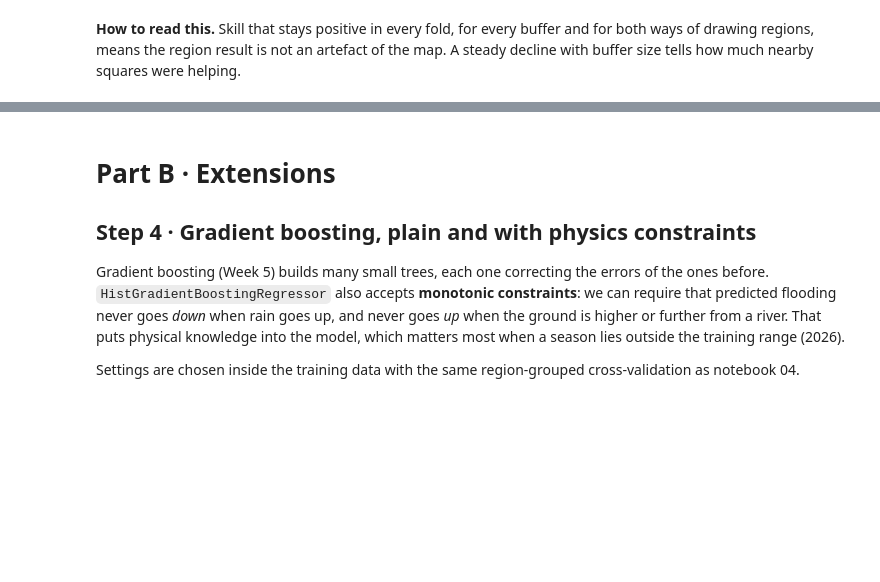
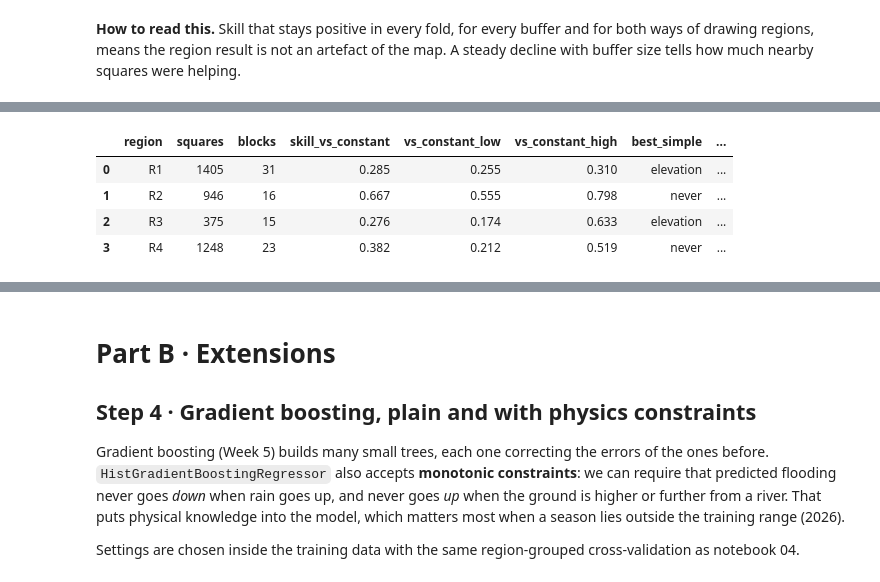
Before and after one commit to ThanawichBupphaves/thailand-flood-ml, a Jupyter notebook: notebooks/05_stress_tests_and_extensions.ipynb, the cells around one changed output, grey strips where cells are left out. Saved outputs shown, nothing was run; the diff lists cells and outputs as text; code cells hidden in the pictures; blank space fills up the shorter version.

```diff
--- a/notebooks/05_stress_tests_and_extensions.ipynb
+++ b/notebooks/05_stress_tests_and_extensions.ipynb
@@ -237,0 +254,38 @@ k-means regions, 10 km buffer done (21 s)
+# %%
+from sklearn.linear_model import LinearRegression
+
+def boot_skill(g, model, ref, n_boot=1000, block=10, seed=RANDOM_STATE):
+    """95% interval of skill = 1 - MSE(model) / MSE(ref), resampling 50 km blocks of squares."""
+    rng = np.random.default_rng(seed)
+    blk = (g.row // block).astype(str) + "_" + (g.col // block).astype(str)
+    sm = ((g[model] - g.obs) ** 2).groupby(blk).sum().values
+    sr = ((g[ref] - g.obs) ** 2).groupby(blk).sum().values
+    idx = rng.integers(0, len(sm), size=(n_boot, len(sm)))
+    return np.percentile(1 - sm[idx].sum(1) / sr[idx].sum(1), [2.5, 97.5]), len(sm)
+
+SIMPLE = ["never", "constant", "elevation"]
+rows9 = []
+for r in REGIONS:
+    tr, te = region_fold(r)
+    g = te[["cell_id", "row", "col"]].copy()
+    g["obs"] = te[LABEL].values
+    g["never"] = 0.0
+    g["constant"] = tr[LABEL].mean()
+    g["elevation"] = np.clip(LinearRegression().fit(tr[["elev_mean"]], tr[LABEL]).predict(te[["elev_mean"]]), 0, 1)
+    g["forest"] = np.clip(make("forest", chosen("B region", r, "forest")).fit(tr[FEATURES], tr[LABEL]).predict(te[FEATURES]), 0, 1)
+    best = min(SIMPLE, key=lambda m: rmse(g.obs, g[m]))                 # best simple guess, picked on the test region
+    (c_lo, c_hi), n_blocks = boot_skill(g, "forest", "constant")
+    (b_lo, b_hi), _ = boot_skill(g, "forest", best)
+    rows9.append(dict(region=r, squares=g.cell_id.nunique(), blocks=n_blocks,
+                      skill_vs_constant=skill(g.obs, g.forest, g.constant), vs_constant_low=c_lo, vs_constant_high=c_hi,
+                      best_simple=best, skill_vs_best_simple=skill(g.obs, g.forest, g[best]), vs_best_low=b_lo, vs_best_high=b_hi,
+                      verdict="better than every simple guess" if b_lo > 0 else "no clear difference"))
+t9 = pd.DataFrame(rows9).round(3)
+t9.to_csv(RESULTS_DIR / "x9_region_bootstrap.csv", index=False)
+t9
+# %% [output]
+|  | region | squares | blocks | skill_vs_constant | vs_constant_low | vs_constant_high | best_simple | ... |
+| 0 | R1 | 1405 | 31 | 0.285 | 0.255 | 0.310 | elevation | ... |
+| 1 | R2 | 946 | 16 | 0.667 | 0.555 | 0.798 | never | ... |
+| 2 | R3 | 375 | 15 | 0.276 | 0.174 | 0.633 | elevation | ... |
+| 3 | R4 | 1248 | 23 | 0.382 | 0.212 | 0.519 | never | ... |
```
Also changed, not shown: parts of 6 cells of this notebook, 4 other files.
